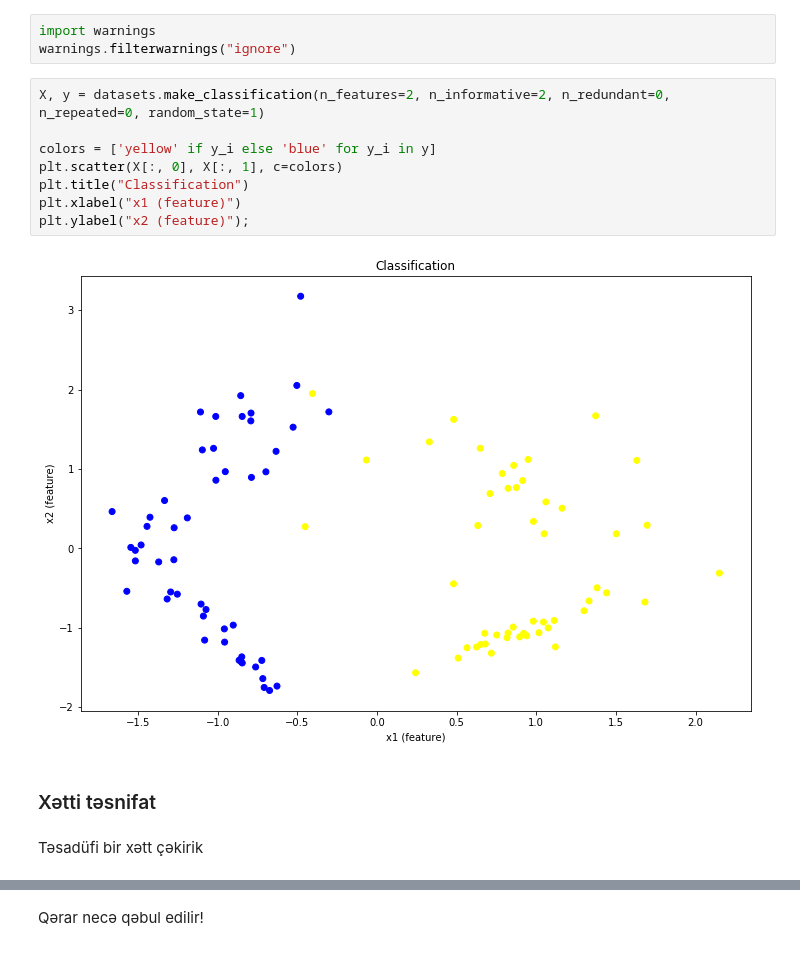
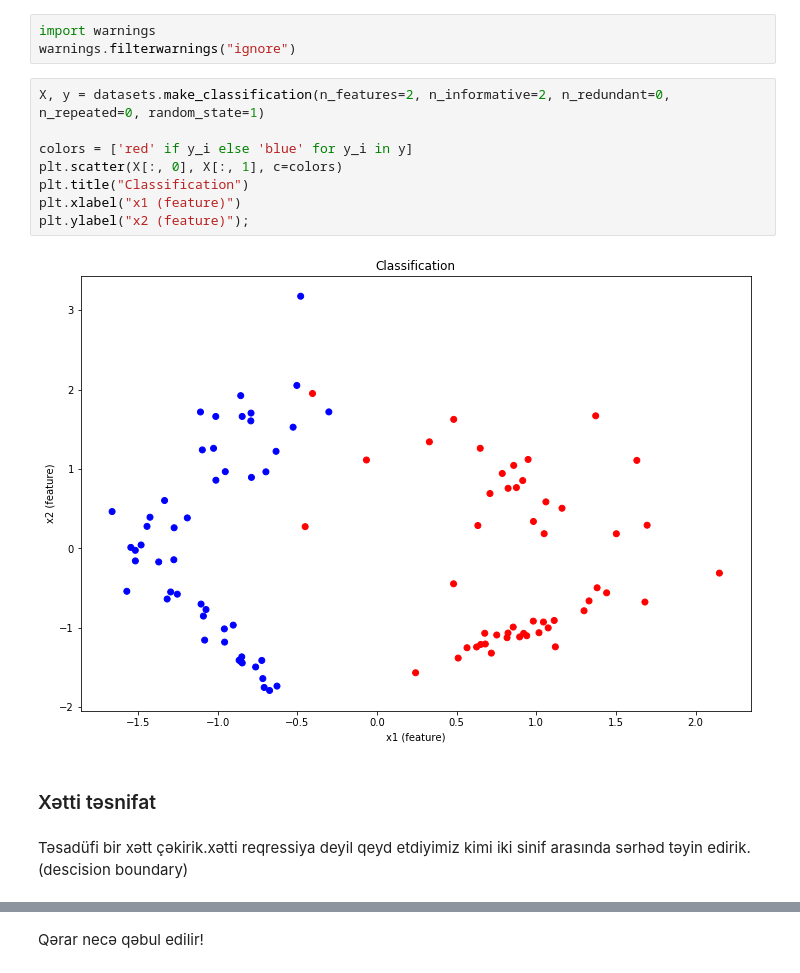
Before and after one commit to RashadGarayev/MachineLearningAZ, a Jupyter notebook: MachineLearningAz/Logistic_regression.ipynb, the cells around one changed output, grey strips where cells are left out. Drawn from its saved outputs; the diff is of its cells as text.

```diff
--- a/MachineLearningAz/Logistic_regression.ipynb
+++ b/MachineLearningAz/Logistic_regression.ipynb
@@ -187,17 +187,17 @@ warnings.filterwarnings("ignore")
 # %%
 X, y = datasets.make_classification(n_features=2, n_informative=2, n_redundant=0, n_repeated=0, random_state=1)
 
-colors = ['yellow' if y_i else 'blue' for y_i in y]
+colors = ['red' if y_i else 'blue' for y_i in y]
 plt.scatter(X[:, 0], X[:, 1], c=colors)
 plt.title("Classification")
 plt.xlabel("x1 (feature)")
 plt.ylabel("x2 (feature)");
 # %% [output]
-[figure, old version]
+[figure, new version]
 # %% [markdown]
 ### Xətti təsnifat
-# %% [markdown]
-Təsadüfi bir xətt çəkirik
+# %% [markdown]
+Təsadüfi bir xətt çəkirik.xətti reqressiya deyil qeyd etdiyimiz kimi iki sinif arasında sərhəd təyin edirik.(descision boundary)
 # %%
 x_naive = np.arange(-0.5, 0.5, 0.1)
 y_naive = 7 * x_naive + 1
```
Also changed, not shown: parts of 30 cells of this notebook.
